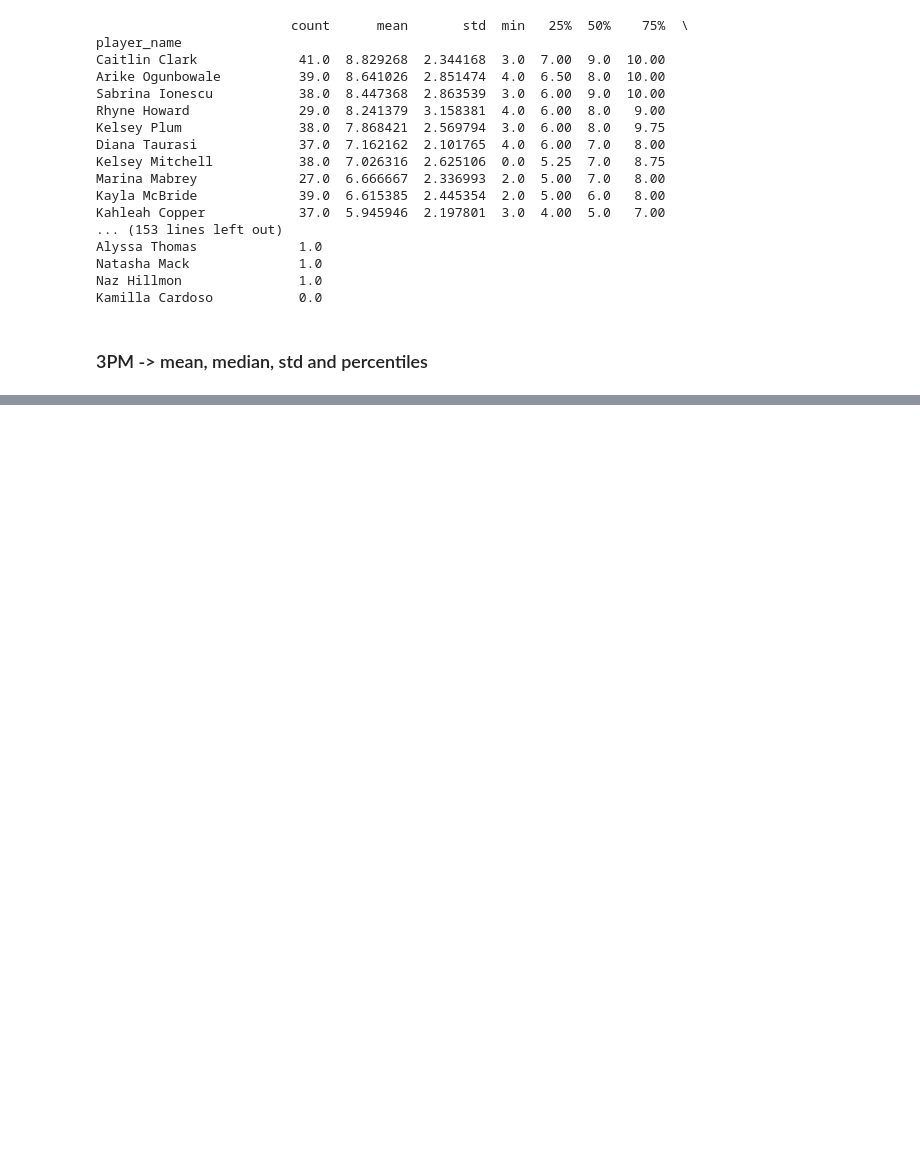
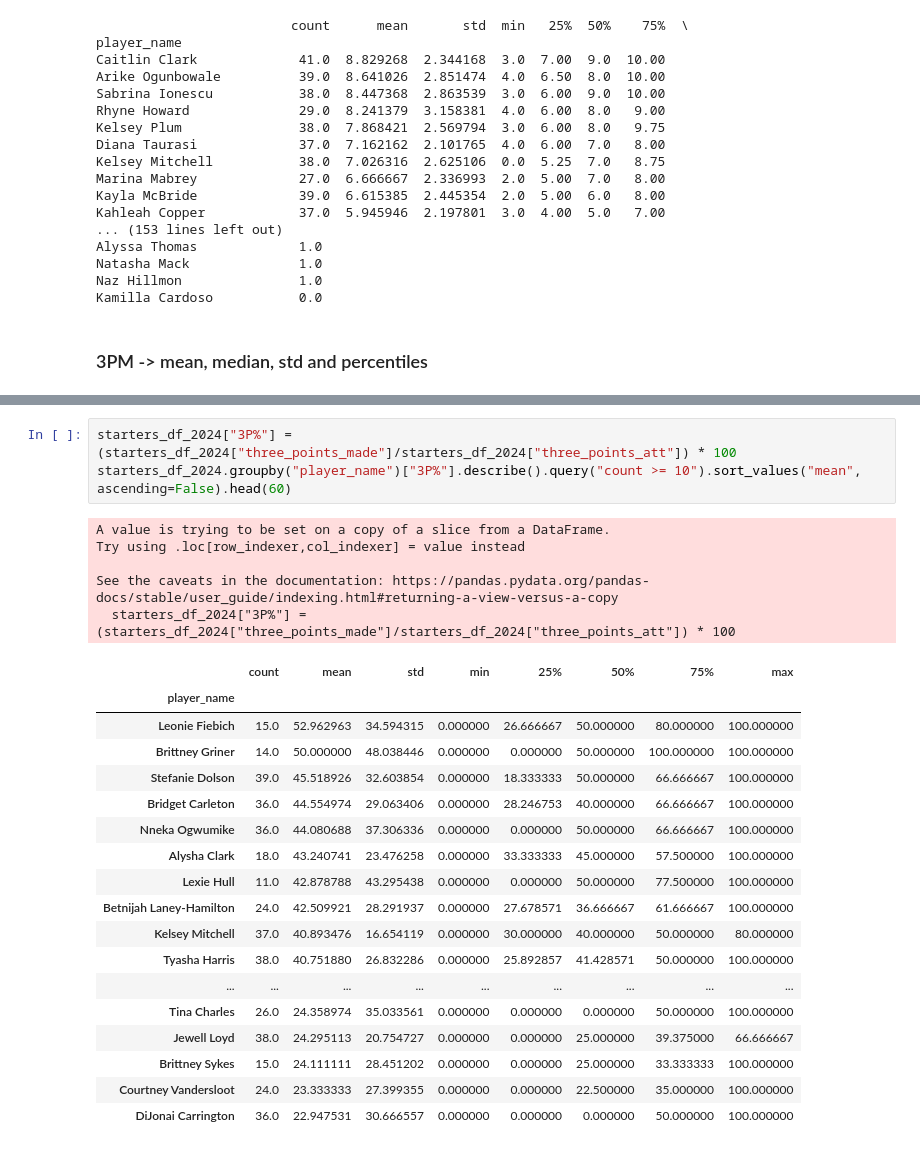
Before and after one commit to sequitria/Learning-Data-Science-via-Sports-Betting, a Jupyter notebook: summarise.ipynb, the cells around one changed output, grey strips where cells are left out. Cells and saved outputs as stored; diff of their text form; blank space fills up the shorter version.

```diff
--- a/summarise.ipynb
+++ b/summarise.ipynb
@@ -327,0 +500,27 @@ Naz Hillmon               19.0  0.000000  0.000000  0.0  0.00  0.0  0.00  0.0
+# %%
+starters_df_2024["3P%"] = (starters_df_2024["three_points_made"]/starters_df_2024["three_points_att"]) * 100
+starters_df_2024.groupby("player_name")["3P%"].describe().query("count >= 10").sort_values("mean", ascending=False).head(60)
+# %% [output]
+A value is trying to be set on a copy of a slice from a DataFrame.
+Try using .loc[row_indexer,col_indexer] = value instead
+
+See the caveats in the documentation: https://pandas.pydata.org/pandas-docs/stable/user_guide/indexing.html#returning-a-view-versus-a-copy
+  starters_df_2024["3P%"] = (starters_df_2024["three_points_made"]/starters_df_2024["three_points_att"]) * 100
+|  | count | mean | std | min | 25% | 50% | 75% | max |
+| player_name |  |  |  |  |  |  |  |  |
+| Leonie Fiebich | 15.0 | 52.962963 | 34.594315 | 0.000000 | 26.666667 | 50.000000 | 80.000000 | 100.000000 |
+| Brittney Griner | 14.0 | 50.000000 | 48.038446 | 0.000000 | 0.000000 | 50.000000 | 100.000000 | 100.000000 |
+| Stefanie Dolson | 39.0 | 45.518926 | 32.603854 | 0.000000 | 18.333333 | 50.000000 | 66.666667 | 100.000000 |
+| Bridget Carleton | 36.0 | 44.554974 | 29.063406 | 0.000000 | 28.246753 | 40.000000 | 66.666667 | 100.000000 |
+| Nneka Ogwumike | 36.0 | 44.080688 | 37.306336 | 0.000000 | 0.000000 | 50.000000 | 66.666667 | 100.000000 |
+| Alysha Clark | 18.0 | 43.240741 | 23.476258 | 0.000000 | 33.333333 | 45.000000 | 57.500000 | 100.000000 |
+| Lexie Hull | 11.0 | 42.878788 | 43.295438 | 0.000000 | 0.000000 | 50.000000 | 77.500000 | 100.000000 |
+| Betnijah Laney-Hamilton | 24.0 | 42.509921 | 28.291937 | 0.000000 | 27.678571 | 36.666667 | 61.666667 | 100.000000 |
+| Kelsey Mitchell | 37.0 | 40.893476 | 16.654119 | 0.000000 | 30.000000 | 40.000000 | 50.000000 | 80.000000 |
+| Tyasha Harris | 38.0 | 40.751880 | 26.832286 | 0.000000 | 25.892857 | 41.428571 | 50.000000 | 100.000000 |
+| ... | ... | ... | ... | ... | ... | ... | ... | ... |
+| Tina Charles | 26.0 | 24.358974 | 35.033561 | 0.000000 | 0.000000 | 0.000000 | 50.000000 | 100.000000 |
+| Jewell Loyd | 38.0 | 24.295113 | 20.754727 | 0.000000 | 0.000000 | 25.000000 | 39.375000 | 66.666667 |
+| Brittney Sykes | 15.0 | 24.111111 | 28.451202 | 0.000000 | 0.000000 | 25.000000 | 33.333333 | 100.000000 |
+| Courtney Vandersloot | 24.0 | 23.333333 | 27.399355 | 0.000000 | 0.000000 | 22.500000 | 35.000000 | 100.000000 |
+| DiJonai Carrington | 36.0 | 22.947531 | 30.666557 | 0.000000 | 0.000000 | 0.000000 | 50.000000 | 100.000000 |
```
Also changed, not shown: parts of 13 cells of this notebook.
